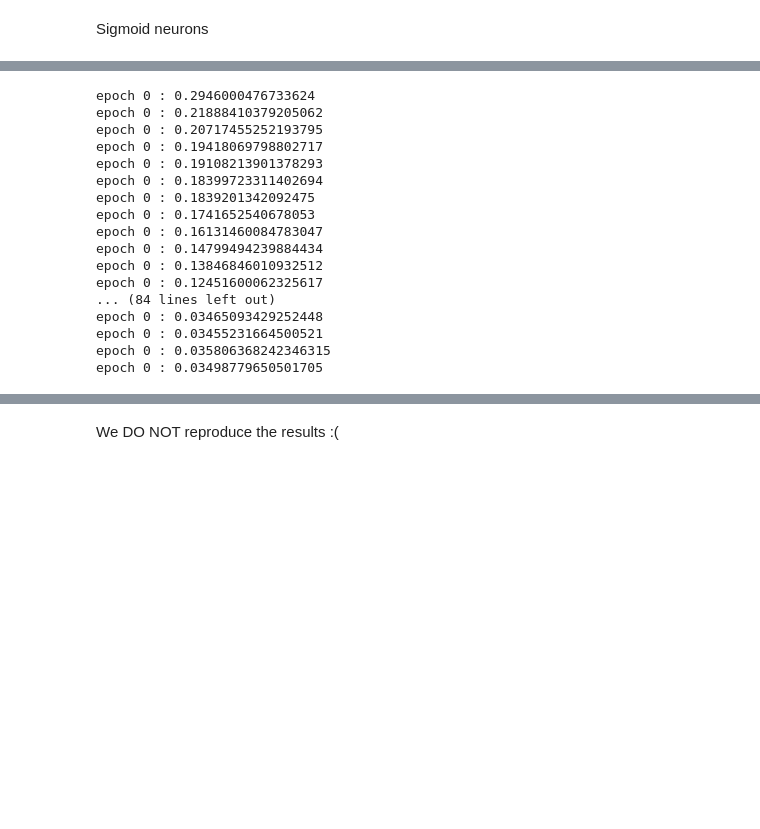
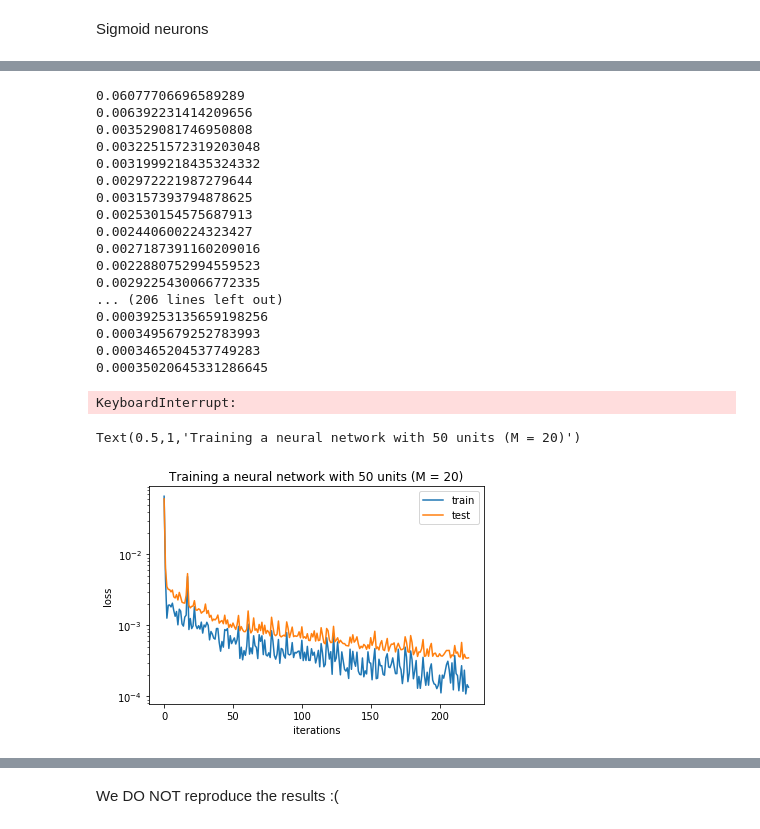
Before and after one commit to eloiseberthier/Convex_neural_nets, a Jupyter notebook: Sigmoid convergence rate.ipynb, the cells around one changed output, grey strips where cells are left out. Cells and saved outputs as stored; diff of their text form; code cells hidden in the pictures; blank space fills up the shorter version.

```diff
--- a/Sigmoid convergence rate.ipynb
+++ b/Sigmoid convergence rate.ipynb
@@ -178,2 +176,2 @@ Data on the sphere
 # %%
-#X, Y = gen_net.gen_sample(R = 10, s = 10000)
+X_test, Y_test = gen_net.gen_sample(R = 1., s = 10000)
@@ -182,4 +177,0 @@ Train it using SGD
-# %%
-for i in range(100):
-    X, Y = gen_net.gen_sample(R = 10., s = 1000)
-    net.sgd_train(X, Y, tau = .1, batch = 4, epochs = 1, disp = True)
@@ -204,25 +178,46 @@ epoch 0 : 0.1784762459824437
 # %%
-net = Network(10)
+net = Network(50) # over-parametrized
 net.zero_out()
 
-for i in range(100):
-    X, Y = gen_net.gen_sample(R = 10., s = 10000)
-    net.sgd_train(X, Y, tau = .1, batch = 4, epochs = 1, disp = True)
+test_loss = []
+train_loss = []
+for i in range(5000):
+    X, Y = gen_net.gen_sample(R = 1., s = 100)
+    net.sgd_train(X, Y, tau = 50., batch = 1, epochs = 1, disp = False)
+    if i%10 == 0:
+        test = net.test(X_test, Y_test)
+        train = net.test(X, Y)
+        test_loss.append(test)
+        train_loss.append(train)
+        print(test)
 # %% [output]
-epoch 0 : 0.2946000476733624
-epoch 0 : 0.21888410379205062
-epoch 0 : 0.20717455252193795
-epoch 0 : 0.19418069798802717
-epoch 0 : 0.19108213901378293
-epoch 0 : 0.18399723311402694
-epoch 0 : 0.1839201342092475
-epoch 0 : 0.1741652540678053
-epoch 0 : 0.16131460084783047
-epoch 0 : 0.14799494239884434
-epoch 0 : 0.13846846010932512
-epoch 0 : 0.12451600062325617
-... (84 lines left out)
-epoch 0 : 0.03465093429252448
-epoch 0 : 0.03455231664500521
-epoch 0 : 0.035806368242346315
-epoch 0 : 0.03498779650501705
+0.06077706696589289
+0.006392231414209656
+0.003529081746950808
+0.0032251572319203048
+0.0031999218435324332
+0.002972221987279644
+0.003157393794878625
+0.002530154575687913
+0.002440600224323427
+0.0027187391160209016
+0.0022880752994559523
+0.0029225430066772335
+... (206 lines left out)
+0.00039253135659198256
+0.0003495679252783993
+0.0003465204537749283
+0.00035020645331286645
+KeyboardInterrupt:
+# %%
+plt.figure()
+plt.plot(train_loss)
+plt.plot(test_loss)
+plt.legend(['train', 'test'])
+plt.xlabel('iterations')
+plt.ylabel('loss')
+plt.yscale('log')
+plt.title('Training a neural network with 50 units (M = 20)')
+# %% [output]
+Text(0.5,1,'Training a neural network with 50 units (M = 20)')
+[figure, added]
```
Also changed, not shown: parts of 11 cells of this notebook, 10 other files.
